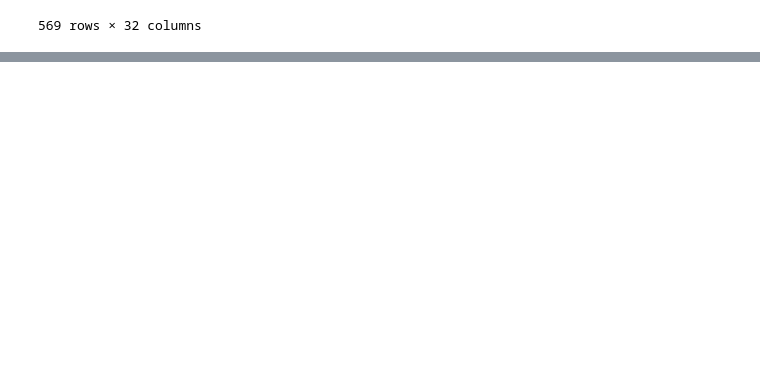
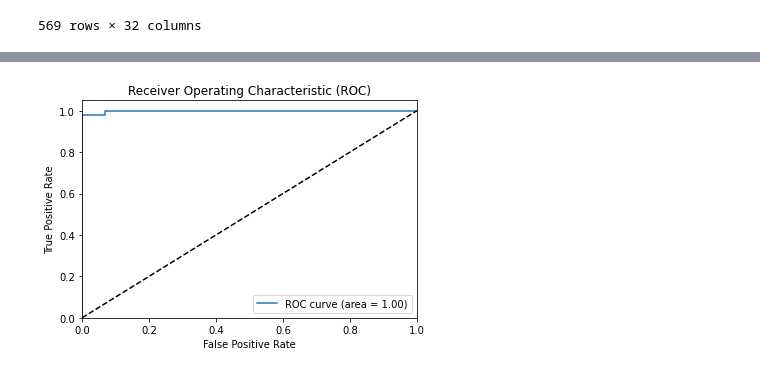
Before and after one commit to mashdas/Deep_Learning_101, a Jupyter notebook: heaton_bc_detect.ipynb, the cells around one changed output, grey strips where cells are left out. Drawn from its saved outputs; the diff is of its cells as text; code cells hidden in the pictures; blank space fills up the shorter version.

```diff
--- a/heaton_bc_detect.ipynb
+++ b/heaton_bc_detect.ipynb
@@ -173,0 +184,5 @@ plot_lc(history,15)
+# %%
+pred = model.predict(x_test)
+plot_roc(pred,y_test)
+# %% [output]
+[figure, added]
```
Also changed, not shown: parts of 5 cells of this notebook.
